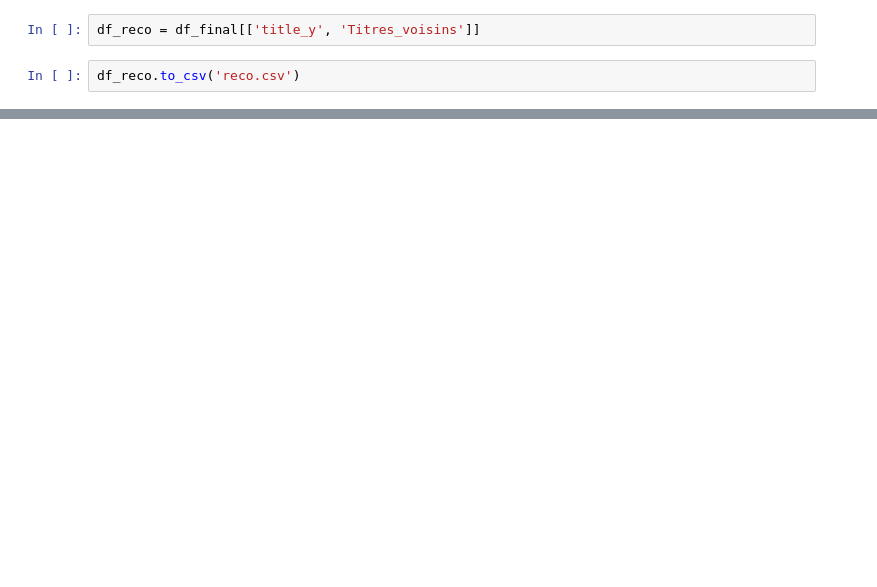
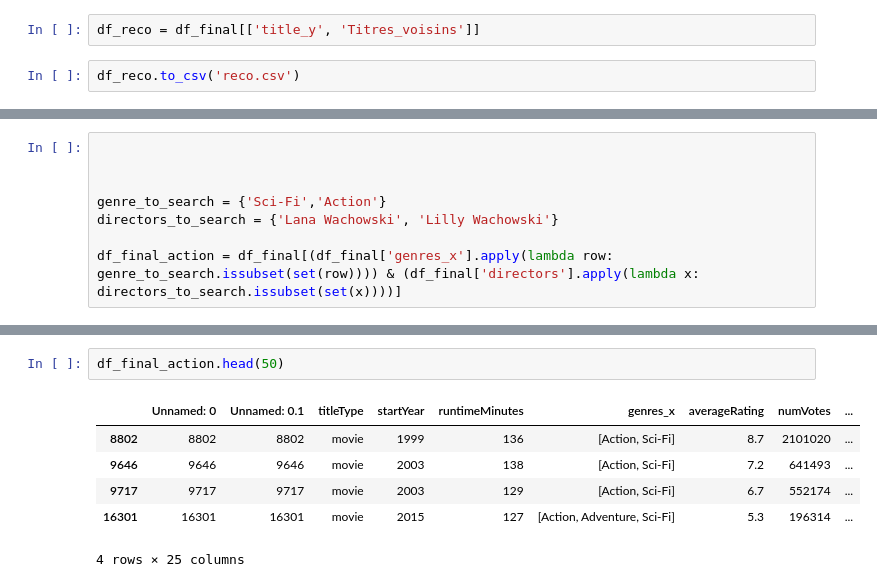
Before and after one commit to Ghali65/Projet_cine_creuse, a Jupyter notebook: traitement_df_final.ipynb, the cells around one changed output, grey strips where cells are left out. Drawn from its saved outputs; the diff is of its cells as text; blank space fills up the shorter version.

```diff
--- a/traitement_df_final.ipynb
+++ b/traitement_df_final.ipynb
@@ -178,0 +259,8 @@ Name: title_y, Length: 22774, dtype: object
+# %%
+
+
+
+genre_to_search = {'Sci-Fi','Action'}
+directors_to_search = {'Lana Wachowski', 'Lilly Wachowski'}
+
+df_final_action = df_final[(df_final['genres_x'].apply(lambda row: genre_to_search.issubset(set(row)))) & (df_final['directors'].apply(lambda x: directors_to_search.issubset(set(x))))]
@@ -178,0 +287,9 @@ Name: title_y, Length: 22774, dtype: object
+# %%
+df_final_action.head(50)
+# %% [output]
+|  | Unnamed: 0 | Unnamed: 0.1 | titleType | startYear | runtimeMinutes | genres_x | averageRating | numVotes | ... |
+| 8802 | 8802 | 8802 | movie | 1999 | 136 | [Action, Sci-Fi] | 8.7 | 2101020 | ... |
+| 9646 | 9646 | 9646 | movie | 2003 | 138 | [Action, Sci-Fi] | 7.2 | 641493 | ... |
+| 9717 | 9717 | 9717 | movie | 2003 | 129 | [Action, Sci-Fi] | 6.7 | 552174 | ... |
+| 16301 | 16301 | 16301 | movie | 2015 | 127 | [Action, Adventure, Sci-Fi] | 5.3 | 196314 | ... |
+4 rows × 25 columns
```
Also changed, not shown: parts of 35 cells of this notebook, 13 other files.
